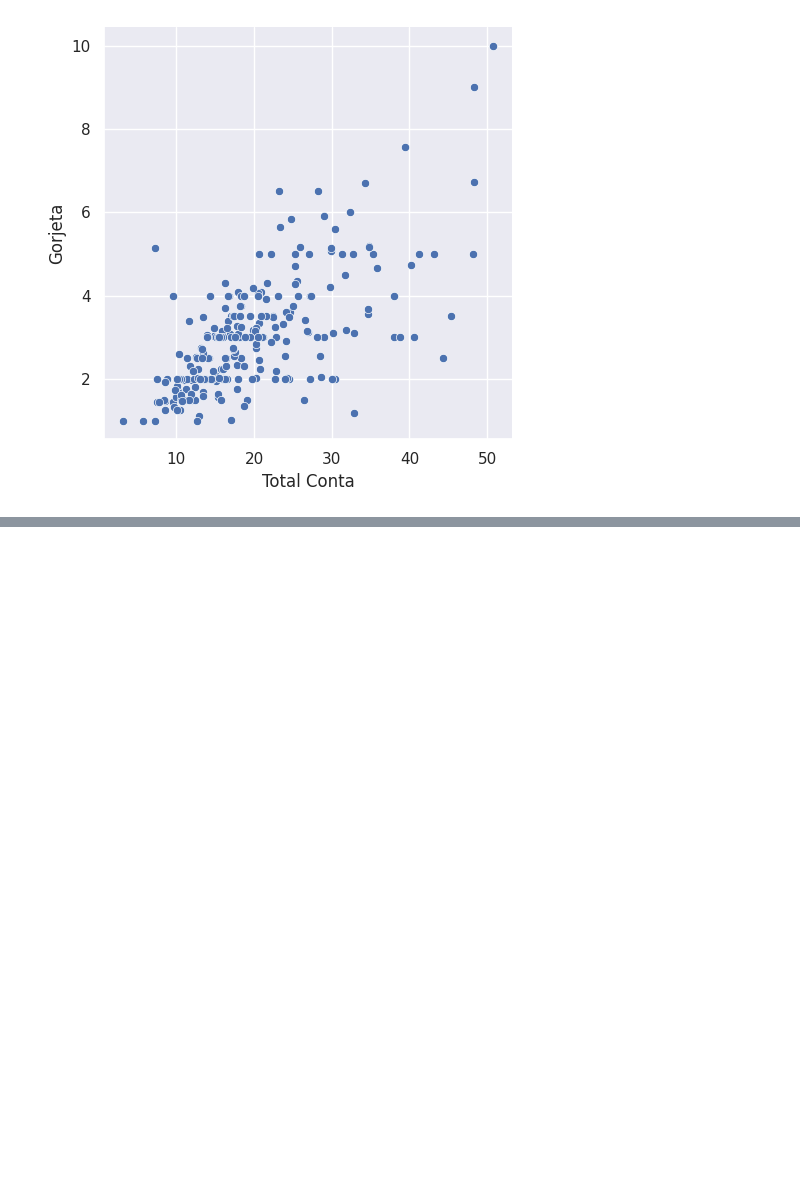
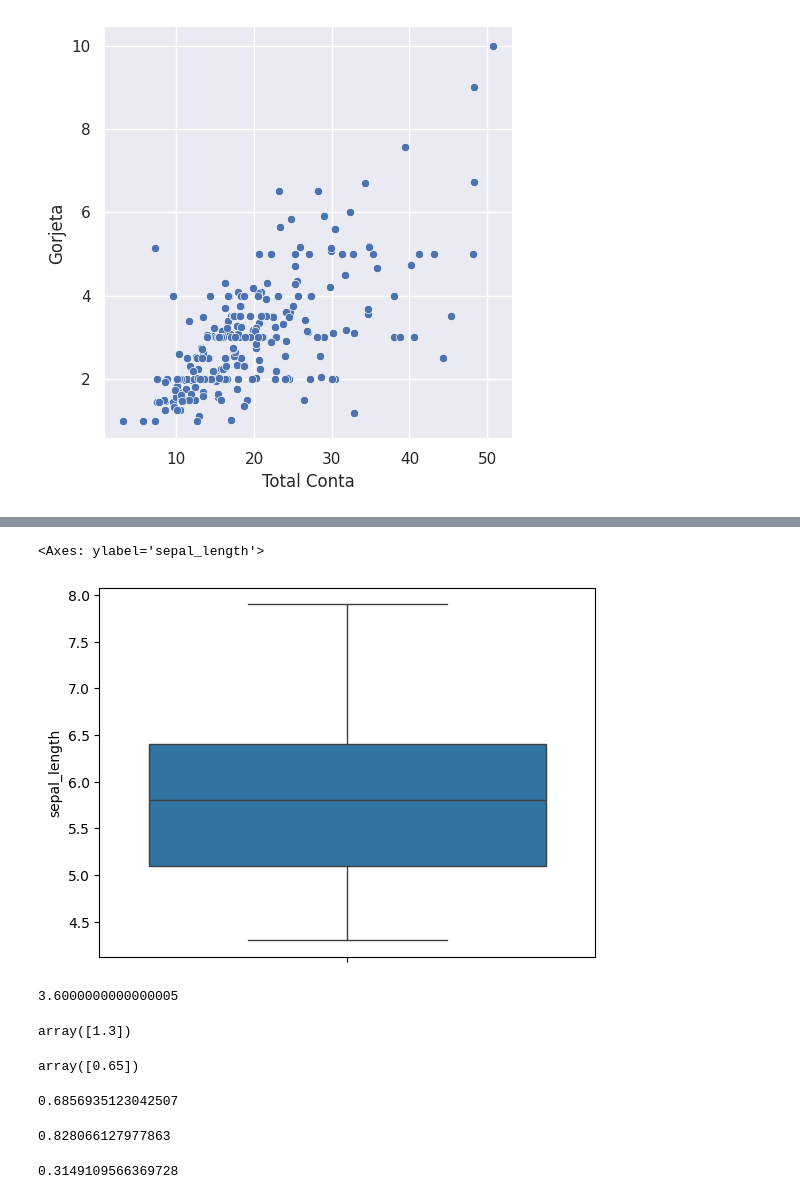
Before and after one commit to gsuelens/Programacao_Python, a Jupyter notebook: Estudos_Programação_Python.ipynb, the cells around one changed output, grey strips where cells are left out. Cells and saved outputs as stored; diff of their text form; code cells hidden in the pictures; blank space fills up the shorter version.

```diff
--- a/Estudos_Programação_Python.ipynb
+++ b/Estudos_Programação_Python.ipynb
@@ -556,0 +566,6 @@ sns.relplot( x ='Total Conta', y='Gorjeta', data=Base_Dados);
+# %%
+#Criando variável
+
+Base_Dados = sns.load_dataset('iris')
+
+Base_Dados.head()
@@ -556,0 +617,41 @@ sns.relplot( x ='Total Conta', y='Gorjeta', data=Base_Dados);
+# %%
+sns.boxplot( Base_Dados ['sepal_length'])
+# %% [output]
+<Axes: ylabel='sepal_length'>
+[figure, added]
+# %%
+#40 Medidas de Dispersão 01 - Amplitude Total: Calcula a diferença do menor valor para o maior
+
+Base_Dados['sepal_length'].max() - Base_Dados['sepal_length'].min()
+# %% [output]
+3.6000000000000005
+# %%
+#Amplitude Interquartilica: Diferença entre o terceiro quartil para o primeiro quartil
+
+Base_Dados['sepal_length'].describe()[6:7].values - Base_Dados['sepal_length'].describe()[4:5].values
+# %% [output]
+array([1.3])
+# %%
+#Amplitude semi Interquartilica: Diferença entre a mediana e o quartil
+
+(Base_Dados['sepal_length'].describe()[6:7].values - Base_Dados['sepal_length'].describe()[4:5].values)/2
+# %% [output]
+array([0.65])
+# %%
+#Variância: Medida de dispersão que mostra quão distantes os valores estão da média
+
+Base_Dados['sepal_length'].var()
+# %% [output]
+0.6856935123042507
+# %%
+#Desvio Padrão: Raiz quadrada da variância
+
+Base_Dados['sepal_length'].std()
+# %% [output]
+0.828066127977863
+# %%
+#Medida de  Assimetria: Indicador da forma de distribuição dos dados
+
+Base_Dados['sepal_length'].skew()
+# %% [output]
+0.3149109566369728
```
Also changed, not shown: parts of 9 cells of this notebook.
